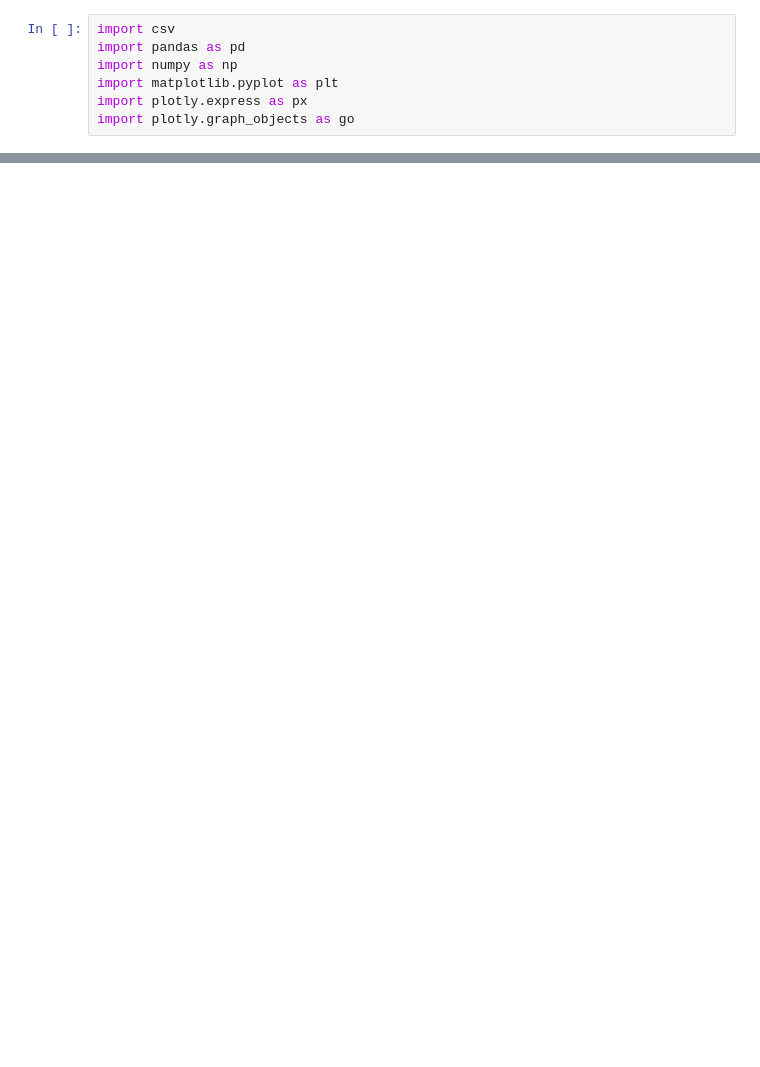
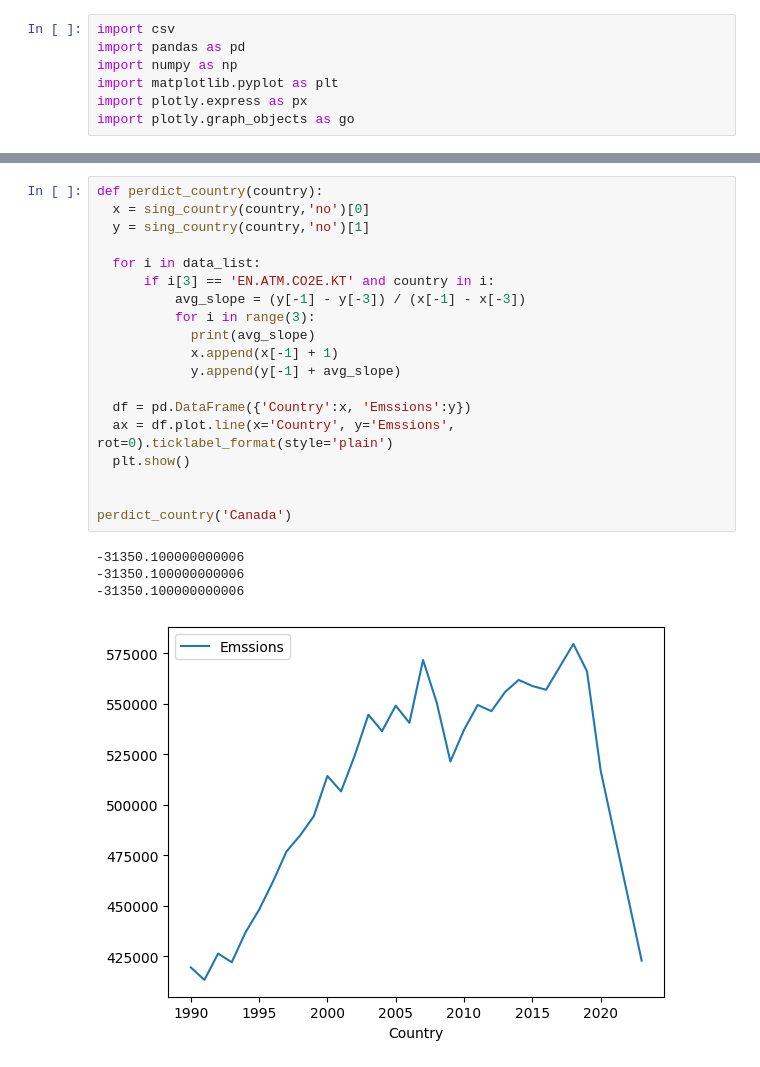
Before and after one commit to Rocketpuppet/Colab-Projects, a Jupyter notebook: Carbon_Emission_Visualization.ipynb, the cells around one changed output, grey strips where cells are left out. Cells and saved outputs as stored; diff of their text form; blank space fills up the shorter version.

```diff
--- a/Carbon_Emission_Visualization.ipynb
+++ b/Carbon_Emission_Visualization.ipynb
@@ -54,0 +86,24 @@ sing_country('Australia')
+# %%
+def perdict_country(country):
+  x = sing_country(country,'no')[0]
+  y = sing_country(country,'no')[1]
+
+  for i in data_list:
+      if i[3] == 'EN.ATM.CO2E.KT' and country in i:
+          avg_slope = (y[-1] - y[-3]) / (x[-1] - x[-3])
+          for i in range(3):
+            print(avg_slope)
+            x.append(x[-1] + 1)
+            y.append(y[-1] + avg_slope)
+
+  df = pd.DataFrame({'Country':x, 'Emssions':y})
+  ax = df.plot.line(x='Country', y='Emssions', rot=0).ticklabel_format(style='plain')
+  plt.show()
+
+
+perdict_country('Canada')
+# %% [output]
+-31350.100000000006
+-31350.100000000006
+-31350.100000000006
+[figure, added]
```
Also changed, not shown: parts of 3 cells of this notebook.
